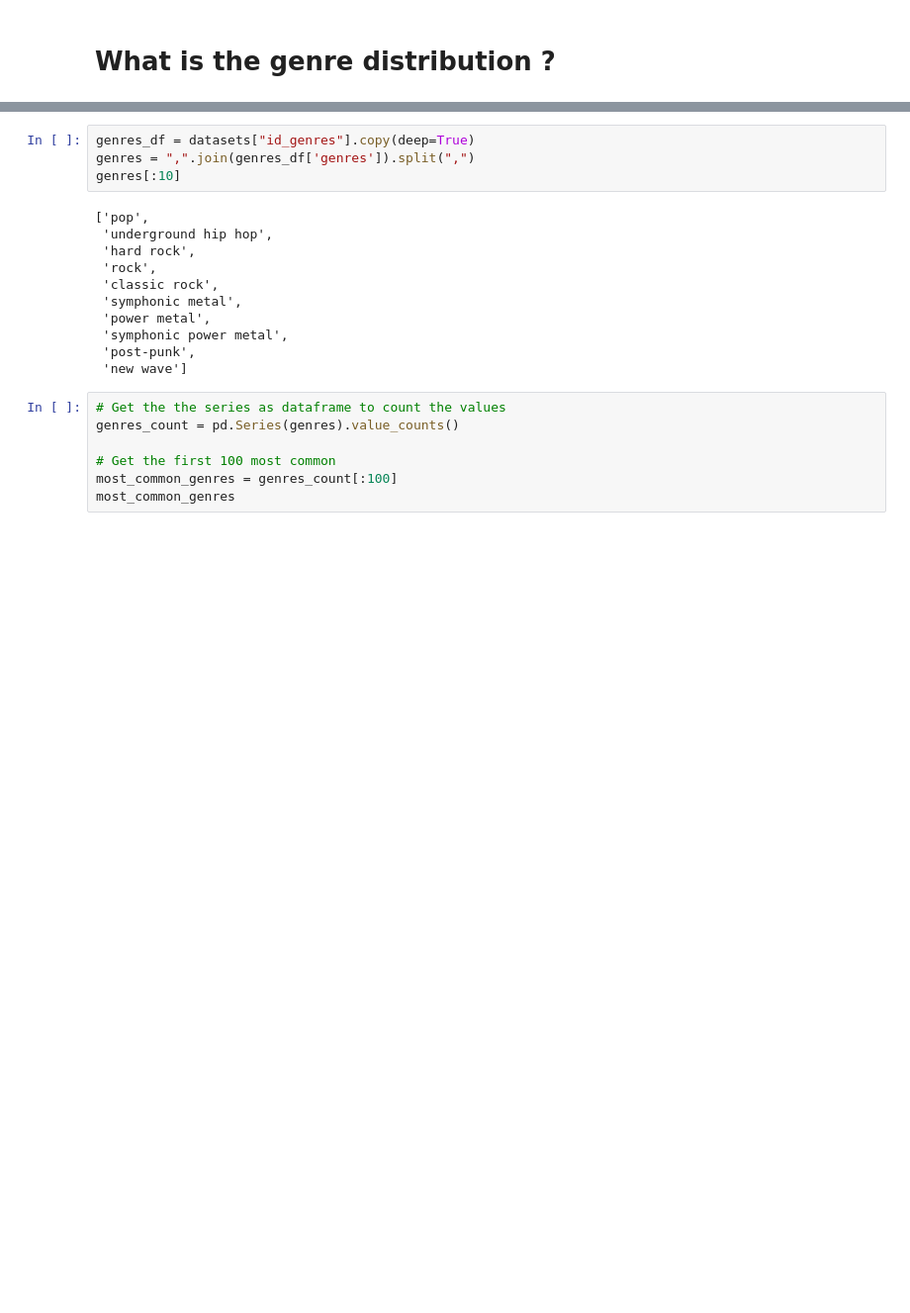
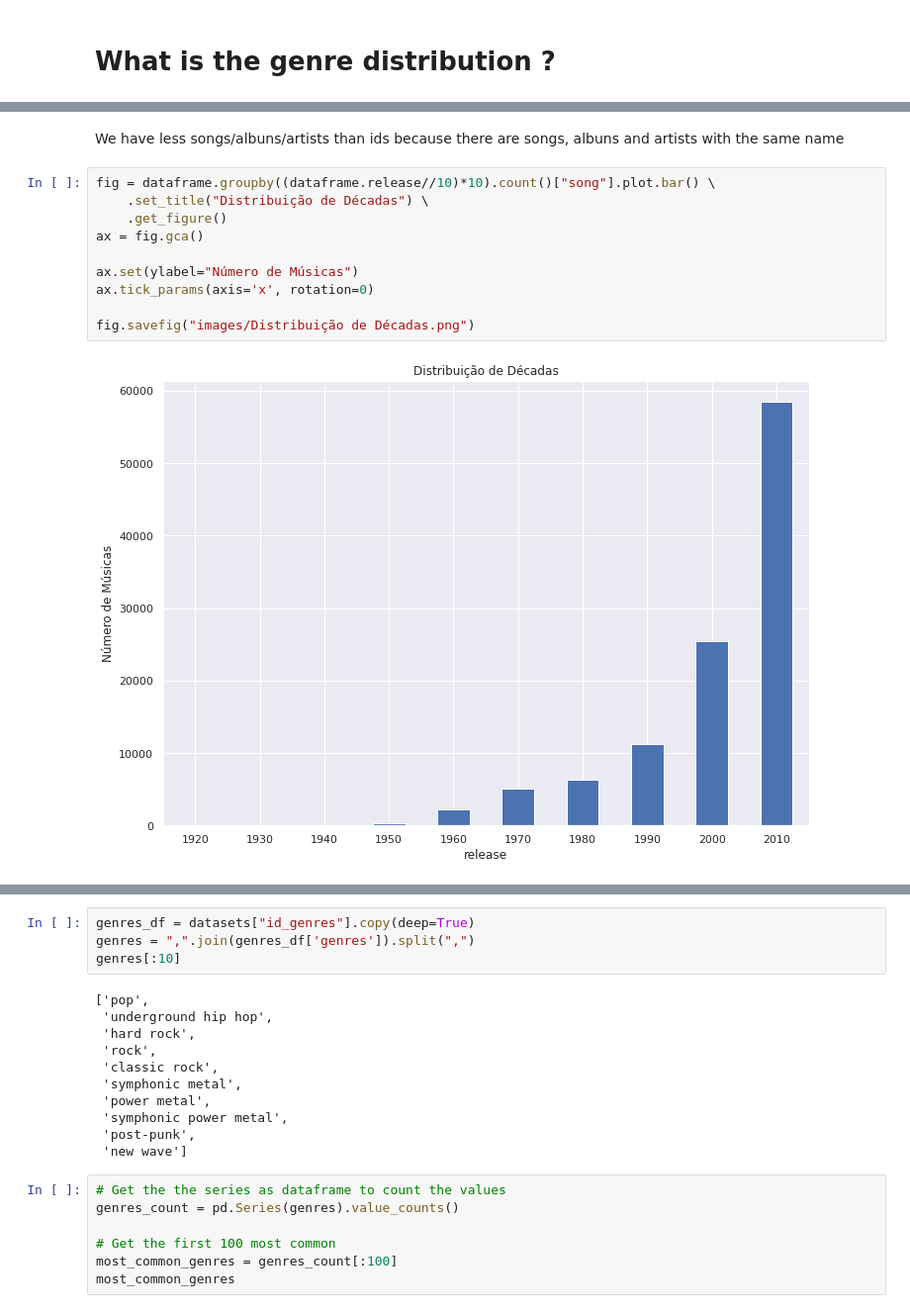
Before and after one commit to GiowGiow/Quantificando-a-Disrupcao-em-Redes-de-Similaridade-Musicais, a Jupyter notebook: EDA/EDA - Dataset.ipynb, the cells around one changed output, grey strips where cells are left out. Shown at 99% size. Drawn from its saved outputs; the diff is of its cells as text; blank space fills up the shorter version.

```diff
--- a/EDA/EDA - Dataset.ipynb
+++ b/EDA/EDA - Dataset.ipynb
@@ -108,0 +103,14 @@ Albuns: 38363
+# %% [markdown]
+We have less songs/albuns/artists than ids because there are songs, albuns and artists with the same name
+# %%
+fig = dataframe.groupby((dataframe.release//10)*10).count()["song"].plot.bar() \
+    .set_title("Distribuição de Décadas") \
+    .get_figure()
+ax = fig.gca()
+
+ax.set(ylabel="Número de Músicas")
+ax.tick_params(axis='x', rotation=0)
+
+fig.savefig("images/Distribuição de Décadas.png")
+# %% [output]
+[figure, added]
```
Also changed, not shown: parts of 24 cells of this notebook, 14 other files.
